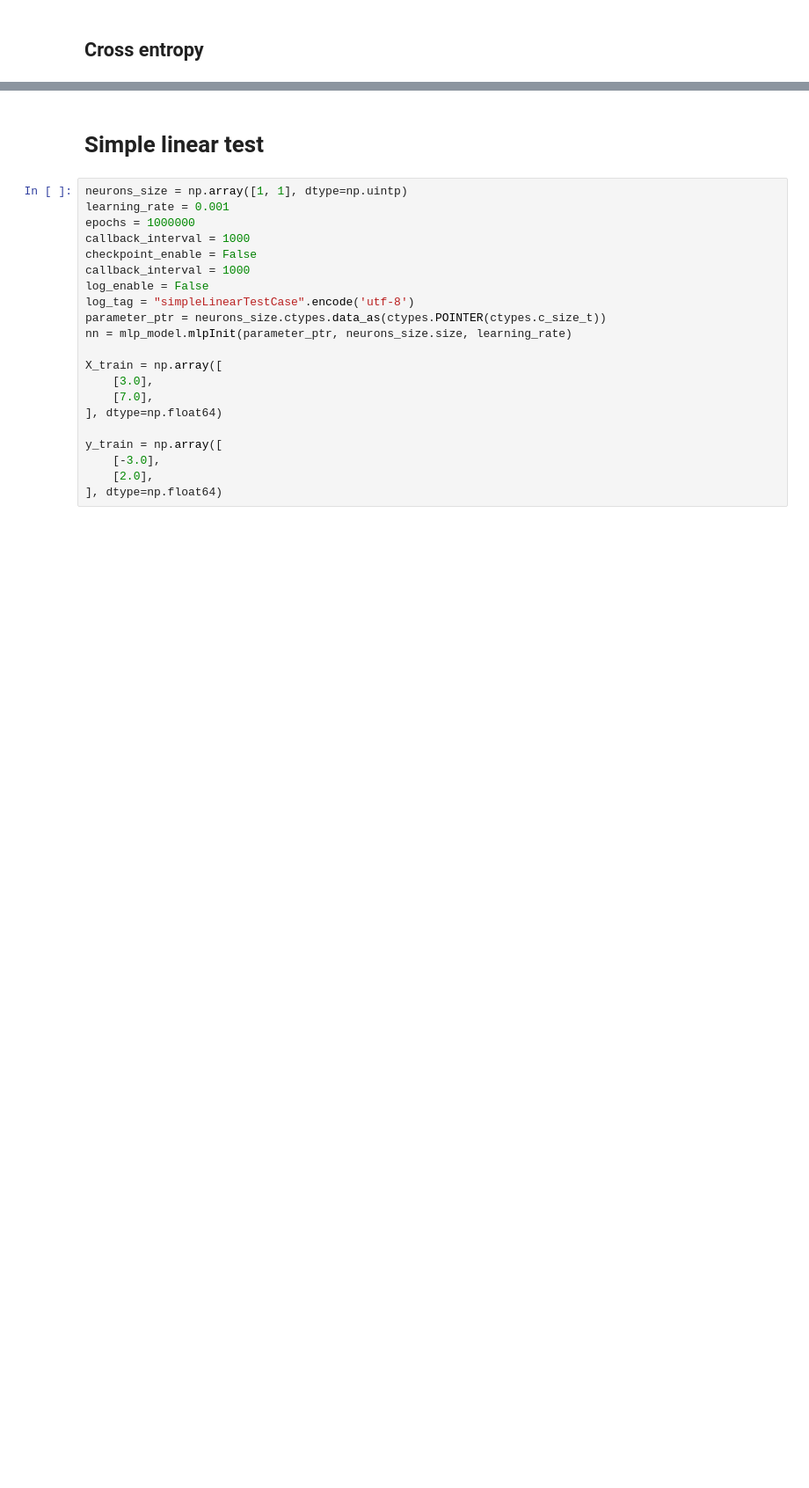
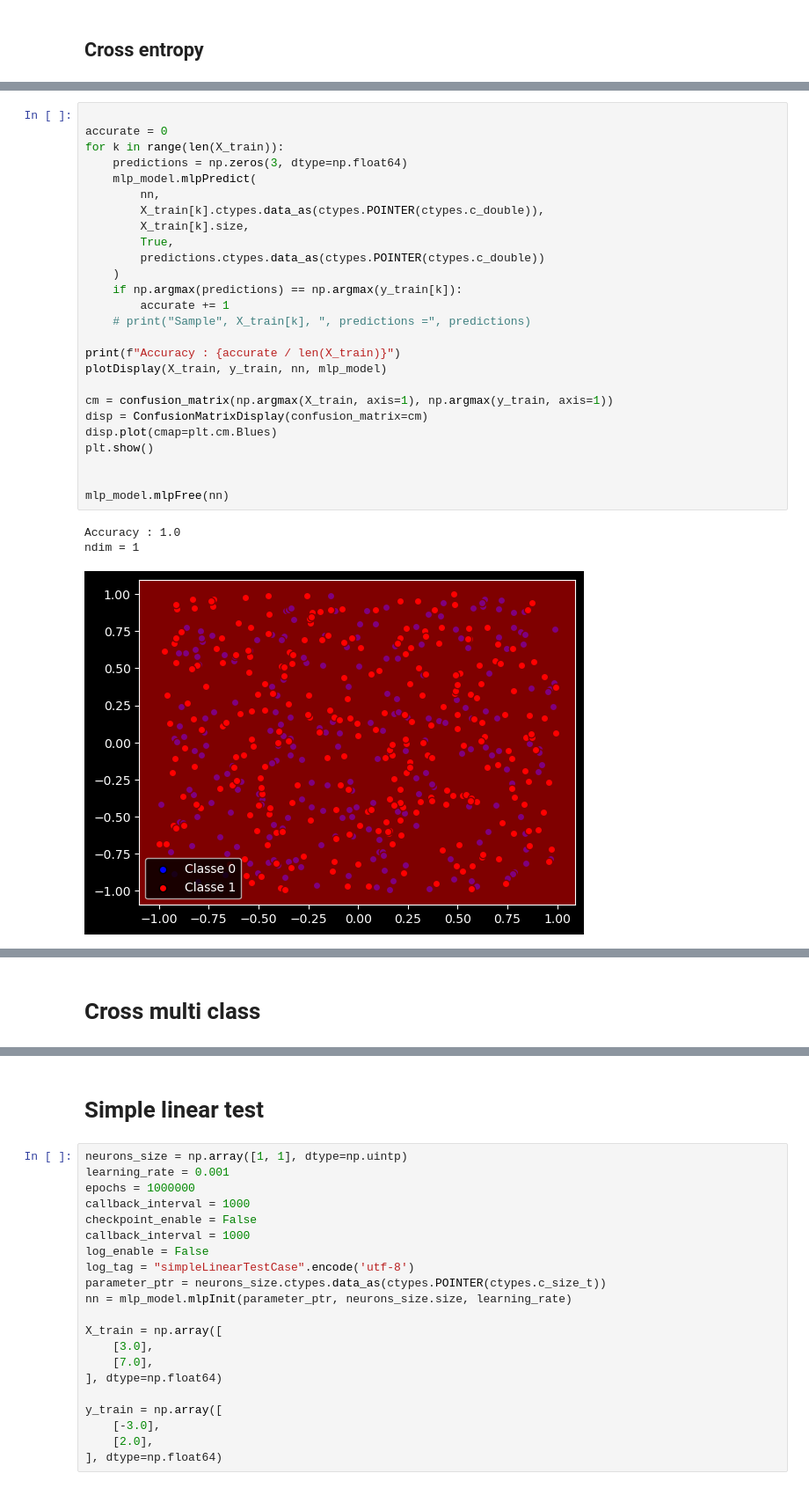
Before and after one commit to Celesxx/PA-TAC, a Jupyter notebook: simpleMLP.ipynb, the cells around one changed output, grey strips where cells are left out. Shown: that part at 88% size. Drawn from its saved outputs; the diff is of its cells as text; blank space fills up the shorter version.

Commit message:
update: ajout de l'ordre des neuronnes et amélioration de la structure data

```diff
--- a/simpleMLP.ipynb
+++ b/simpleMLP.ipynb
@@ -293,0 +463,30 @@ ndim = multi
+# %%
+
+accurate = 0
+for k in range(len(X_train)):
+    predictions = np.zeros(3, dtype=np.float64)
+    mlp_model.mlpPredict(
+        nn,
+        X_train[k].ctypes.data_as(ctypes.POINTER(ctypes.c_double)),
+        X_train[k].size,
+        True,
+        predictions.ctypes.data_as(ctypes.POINTER(ctypes.c_double))
+    )
+    if np.argmax(predictions) == np.argmax(y_train[k]):
+        accurate += 1
+    # print("Sample", X_train[k], ", predictions =", predictions)
+
+print(f"Accuracy : {accurate / len(X_train)}")
+plotDisplay(X_train, y_train, nn, mlp_model)
+
+cm = confusion_matrix(np.argmax(X_train, axis=1), np.argmax(y_train, axis=1))
+disp = ConfusionMatrixDisplay(confusion_matrix=cm)
+disp.plot(cmap=plt.cm.Blues)
+plt.show()
+
+
+mlp_model.mlpFree(nn)
+# %% [output]
+Accuracy : 1.0
+ndim = 1
+[figure, added]
@@ -294,2 +494,4 @@ ndim = multi
+# %% [markdown]
+# Cross multi class
 # %%
 
```
Also changed, not shown: parts of 23 cells of this notebook, 34 other files.
